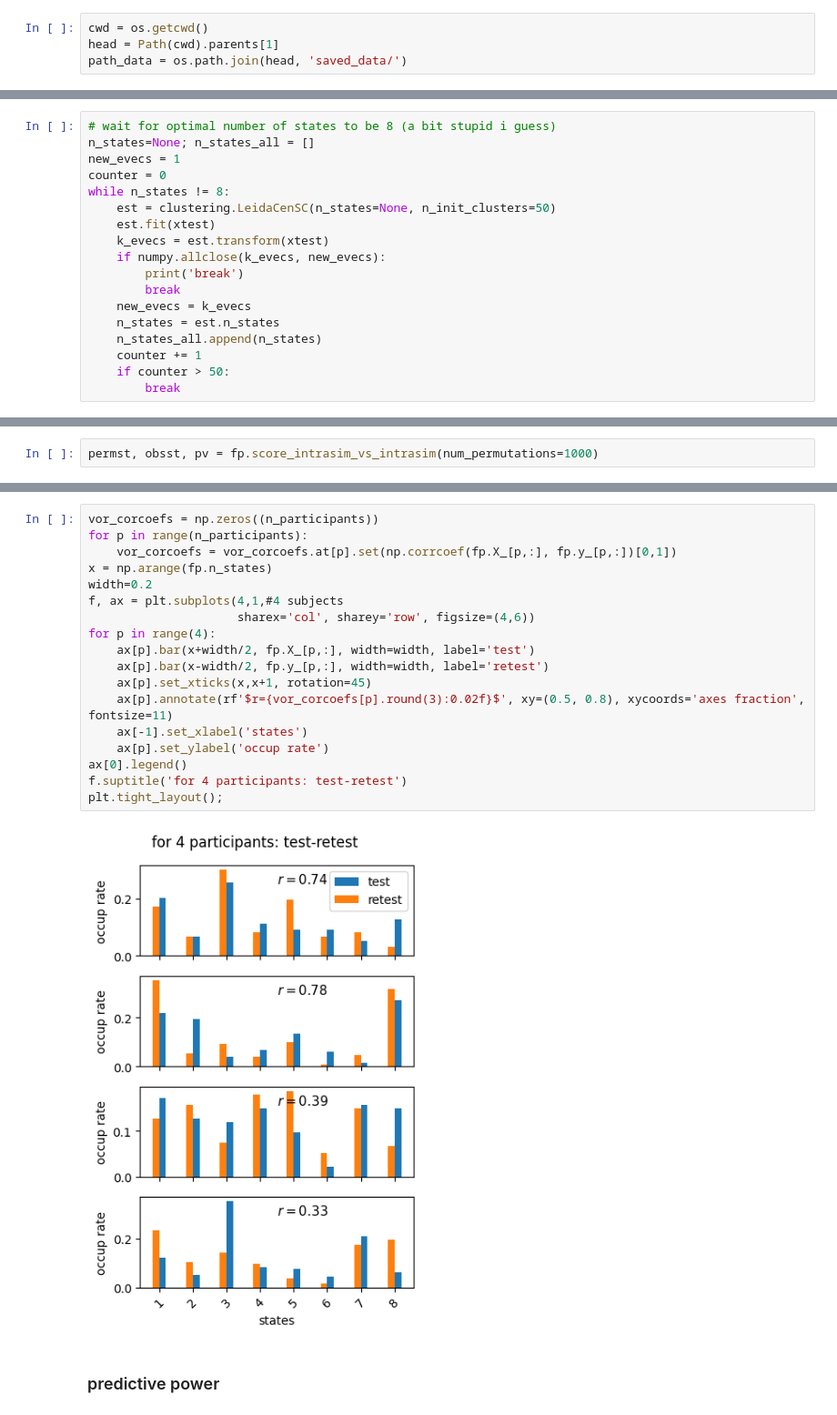
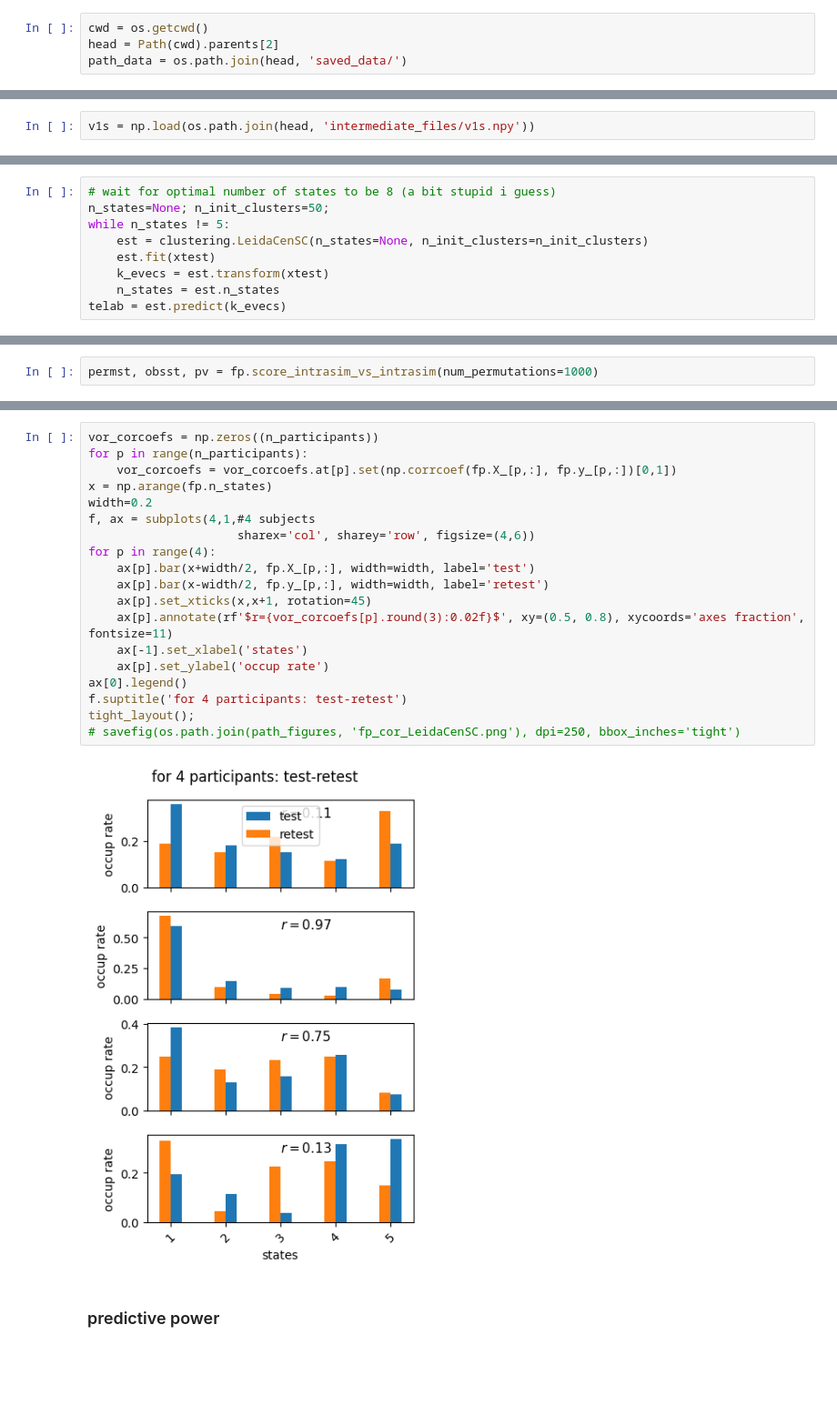
Before and after one commit to apathanasiadis/Battery-of-Metrics, a Jupyter notebook: notebooks/showcases/GettingPlots_LeidaCenSC_.ipynb, the cells around one changed output, grey strips where cells are left out. Shown at 91% size. Cells and saved outputs as stored; diff of their text form; blank space fills up the shorter version.

Commit message:
creating showcases for each example so far. LeidaCenSC_consensus_ not making it work yet, but anyway. Next: add metrics. add plotting functions, please

```diff
--- a/notebooks/showcase_LeidaCenSC_.ipynb
+++ b/notebooks/showcases/GettingPlots_LeidaCenSC_.ipynb
@@ -27,5 +48,5 @@ from bomtemplate import utility
 from bomtemplate import bd_preprocessing
 # %%
 cwd = os.getcwd()
-head = Path(cwd).parents[1]
+head = Path(cwd).parents[2]
 path_data = os.path.join(head, 'saved_data/')
@@ -60,3 +83,5 @@ v1s = est_v1s.fit_transform(data_3d_filtered) #slow and memory expensive
+# %%
+v1s = np.load(os.path.join(head, 'intermediate_files/v1s.npy'))
 # %% [markdown]
 ## step2: cluster into recurrent objects
 # %%
@@ -70,18 +93,9 @@ counter
 # %%
 # wait for optimal number of states to be 8 (a bit stupid i guess)
-n_states=None; n_states_all = []
-new_evecs = 1
-counter = 0
-while n_states != 8:
-    est = clustering.LeidaCenSC(n_states=None, n_init_clusters=50)
+n_states=None; n_init_clusters=50;
+while n_states != 5:
+    est = clustering.LeidaCenSC(n_states=None, n_init_clusters=n_init_clusters)
     est.fit(xtest)
     k_evecs = est.transform(xtest)
-    if numpy.allclose(k_evecs, new_evecs):
-        print('break')
-        break
-    new_evecs = k_evecs
     n_states = est.n_states
-    n_states_all.append(n_states)
-    counter += 1
-    if counter > 50:
-        break
+telab = est.predict(k_evecs)
@@ -124,23 +139,24 @@ show()
 # %%
 vor_corcoefs = np.zeros((n_participants))
 for p in range(n_participants):
     vor_corcoefs = vor_corcoefs.at[p].set(np.corrcoef(fp.X_[p,:], fp.y_[p,:])[0,1])
 x = np.arange(fp.n_states)
 width=0.2
-f, ax = plt.subplots(4,1,#4 subjects
+f, ax = subplots(4,1,#4 subjects
                      sharex='col', sharey='row', figsize=(4,6))
 for p in range(4):
     ax[p].bar(x+width/2, fp.X_[p,:], width=width, label='test')
     ax[p].bar(x-width/2, fp.y_[p,:], width=width, label='retest')
     ax[p].set_xticks(x,x+1, rotation=45)
     ax[p].annotate(rf'$r={vor_corcoefs[p].round(3):0.02f}$', xy=(0.5, 0.8), xycoords='axes fraction', fontsize=11)
     ax[-1].set_xlabel('states')
     ax[p].set_ylabel('occup rate')
 ax[0].legend()
 f.suptitle('for 4 participants: test-retest')
-plt.tight_layout();
+tight_layout();
+# savefig(os.path.join(path_figures, 'fp_cor_LeidaCenSC.png'), dpi=250, bbox_inches='tight')
 # %% [output]
-[figure, old version]
+[figure, new version]
 # %% [markdown]
 ### predictive power
 # %%
```
Also changed, not shown: parts of 22 cells of this notebook, 7 other files.
